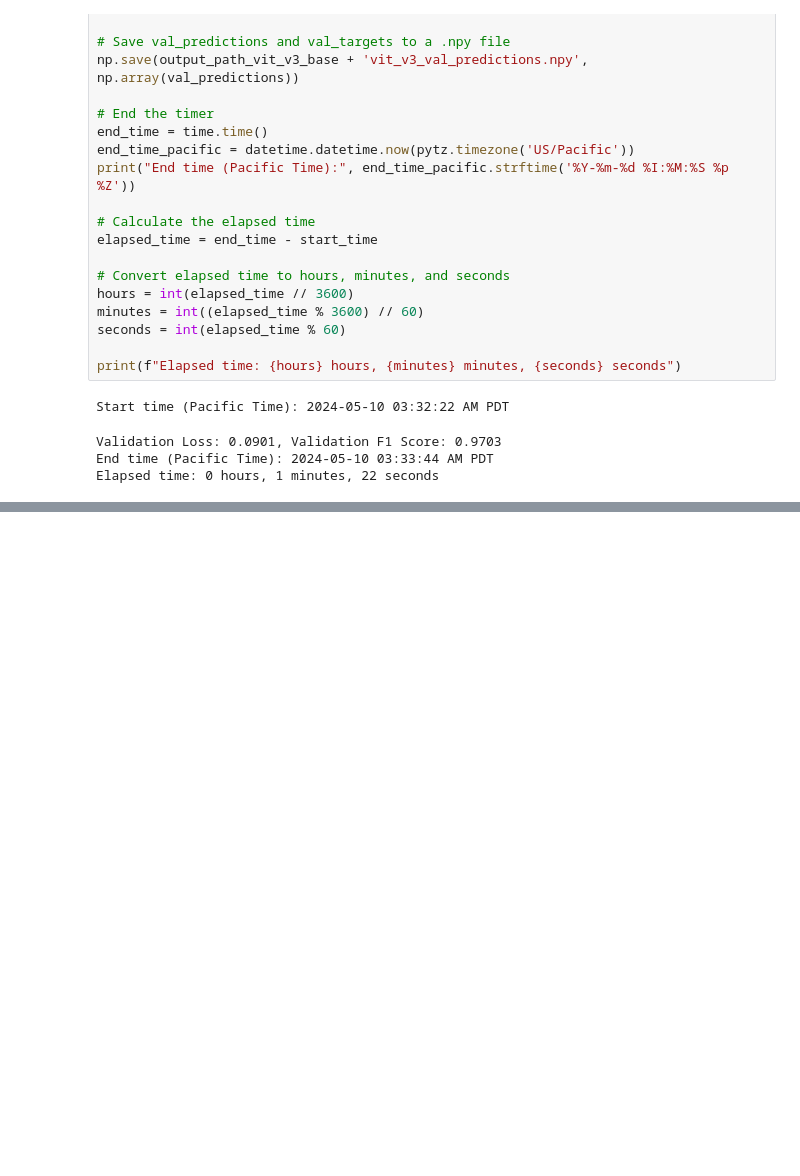
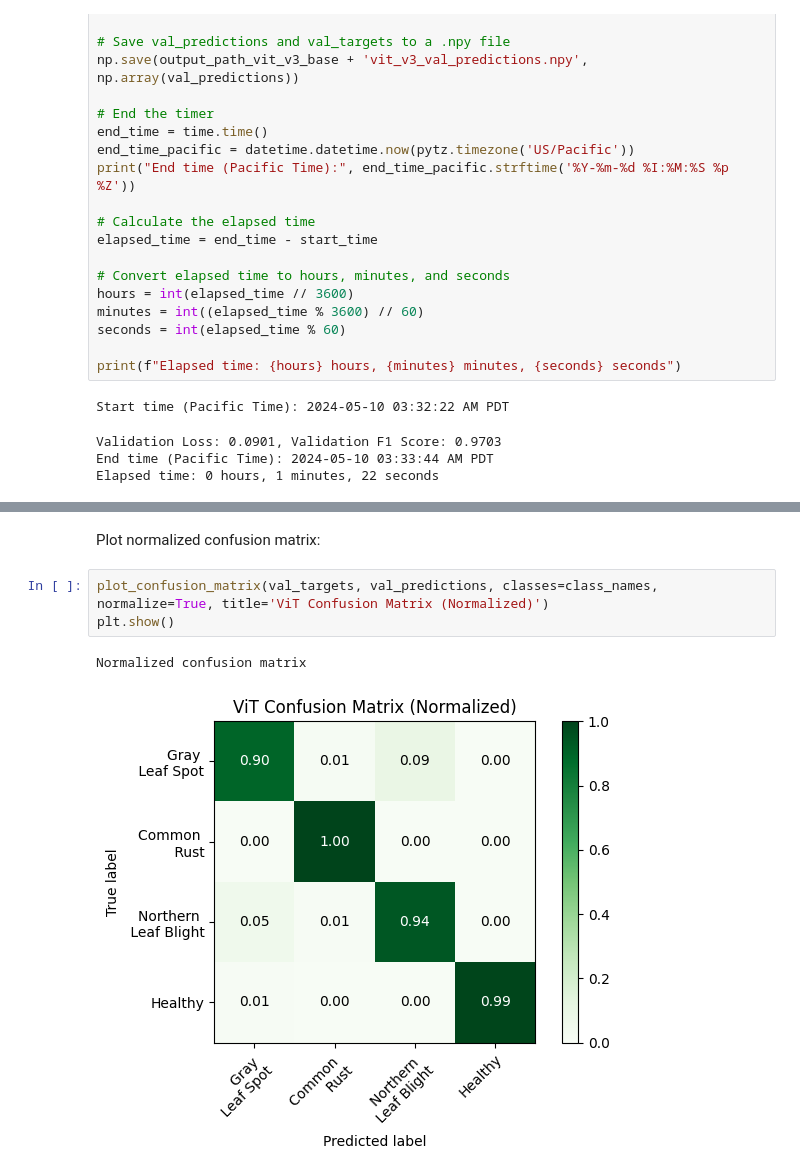
Before and after one commit to acabanela/deeplearning-final-project-sp24, a Jupyter notebook: Amadeo_ViT_fine_tuning.ipynb, the cells around one changed output, grey strips where cells are left out. Cells and saved outputs as stored; diff of their text form; blank space fills up the shorter version.

```diff
--- a/Amadeo_ViT_fine_tuning.ipynb
+++ b/Amadeo_ViT_fine_tuning.ipynb
@@ -1180,0 +1442,8 @@ Elapsed time: 0 hours, 1 minutes, 22 seconds
+# %% [markdown]
+Plot normalized confusion matrix:
+# %%
+plot_confusion_matrix(val_targets, val_predictions, classes=class_names, normalize=True, title='ViT Confusion Matrix (Normalized)')
+plt.show()
+# %% [output]
+Normalized confusion matrix
+[figure, added]
```
Also changed, not shown: parts of 36 cells of this notebook.
